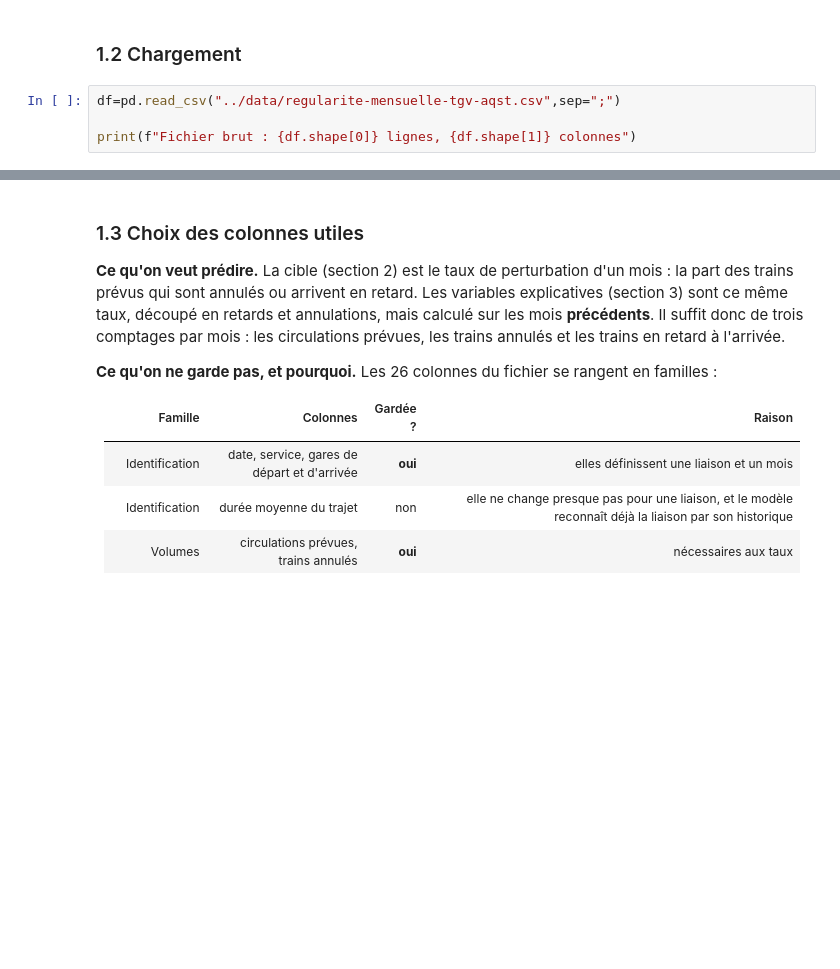
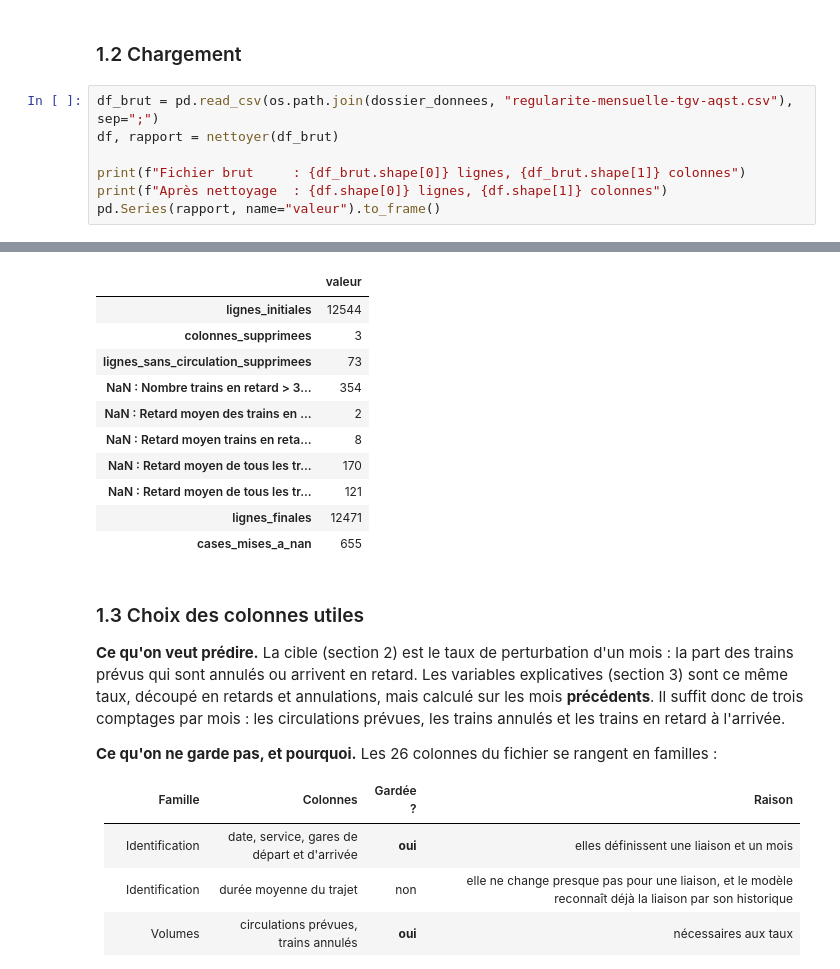
Before and after one commit to matthieubaucher/projet_sncf, a Jupyter notebook: poc/analyse_amy/notebooks/prevision.ipynb, the cells around one changed output, grey strips where cells are left out. Saved outputs shown, nothing was run; the diff lists cells and outputs as text; blank space fills up the shorter version.

```diff
--- a/poc/analyse_amy/notebooks/prevision.ipynb
+++ b/poc/analyse_amy/notebooks/prevision.ipynb
@@ -34,7 +45,10 @@ from sklearn.metrics import (
 # %% [markdown]
 ### 1.2 Chargement
 # %%
-df=pd.read_csv("../data/regularite-mensuelle-tgv-aqst.csv",sep=";")
+df_brut = pd.read_csv(os.path.join(dossier_donnees, "regularite-mensuelle-tgv-aqst.csv"), sep=";")
+df, rapport = nettoyer(df_brut)
 
-print(f"Fichier brut : {df.shape[0]} lignes, {df.shape[1]} colonnes")
+print(f"Fichier brut     : {df_brut.shape[0]} lignes, {df_brut.shape[1]} colonnes")
+print(f"Après nettoyage  : {df.shape[0]} lignes, {df.shape[1]} colonnes")
+pd.Series(rapport, name="valeur").to_frame()
 # %% [output]
@@ -42,3 +57,14 @@ Fichier brut : 12544 lignes, 26 colonnes
+|  | valeur |
+| lignes_initiales | 12544 |
+| colonnes_supprimees | 3 |
+| lignes_sans_circulation_supprimees | 73 |
+| NaN : Nombre trains en retard > 3... | 354 |
+| NaN : Retard moyen des trains en ... | 2 |
+| NaN : Retard moyen trains en reta... | 8 |
+| NaN : Retard moyen de tous les tr... | 170 |
+| NaN : Retard moyen de tous les tr... | 121 |
+| lignes_finales | 12471 |
+| cases_mises_a_nan | 655 |
 # %% [markdown]
 ### 1.3 Choix des colonnes utiles
 
```
Also changed, not shown: parts of 6 cells of this notebook, 1 other file.
